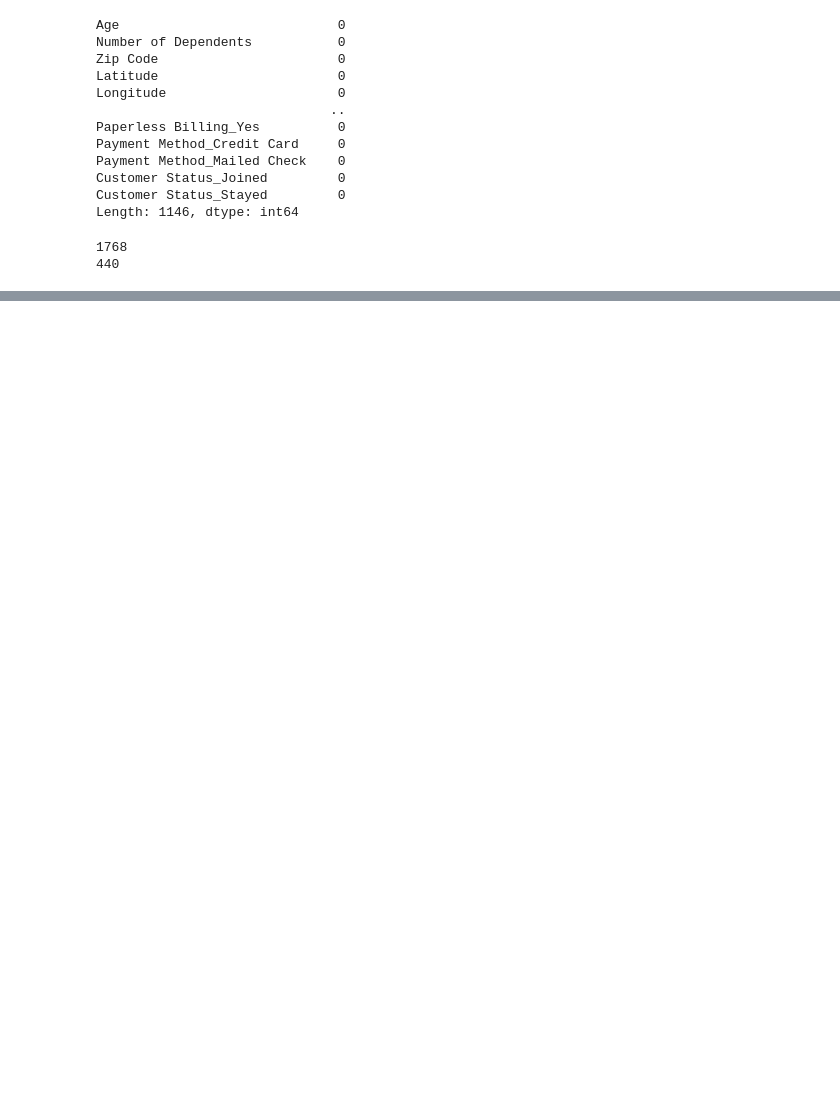
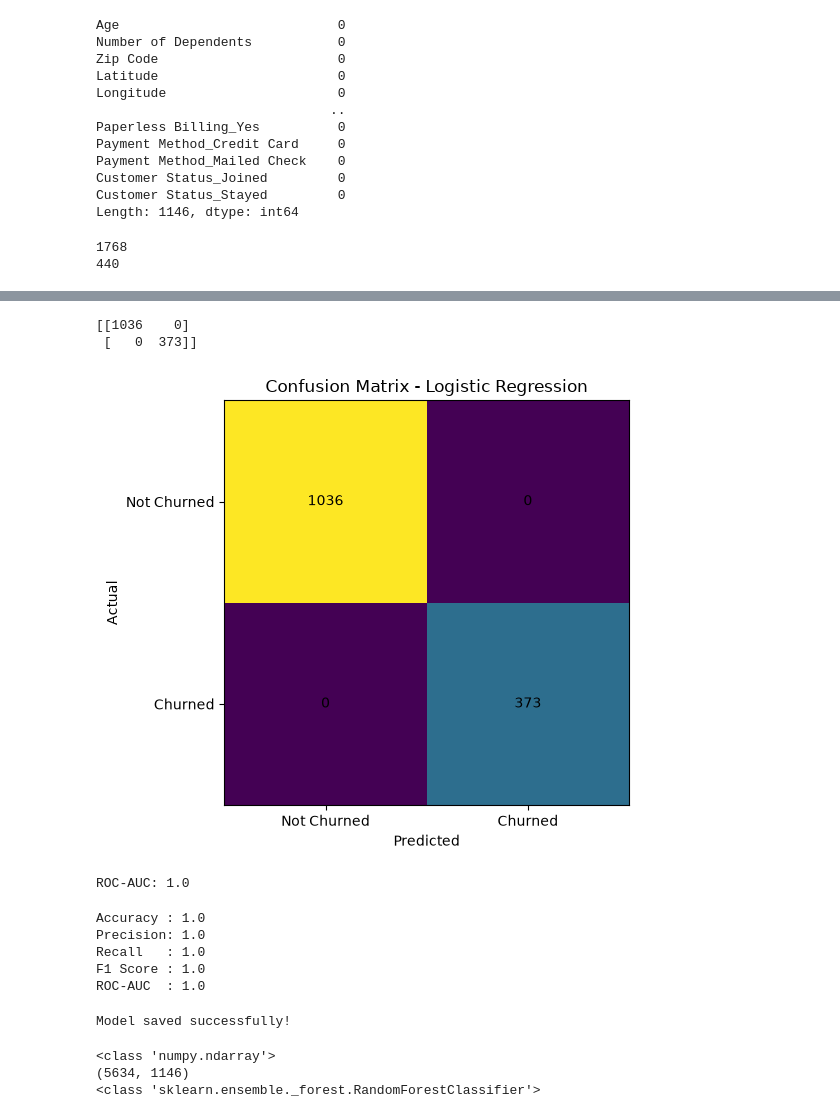
Before and after one commit to vanshikasharma48/telecom_chrun_prediction, a Jupyter notebook: telecom.ipynb, the cells around one changed output, grey strips where cells are left out. Saved outputs shown, nothing was run; the diff lists cells and outputs as text; code cells hidden in the pictures; blank space fills up the shorter version.

```diff
--- a/telecom.ipynb
+++ b/telecom.ipynb
@@ -242,0 +399,2 @@ weighted avg       0.98      0.98      0.98      1409
+# %%
+y_pred = model.predict(X_test)
@@ -242,0 +414,76 @@ weighted avg       0.98      0.98      0.98      1409
+# %%
+from sklearn.metrics import confusion_matrix
+import matplotlib.pyplot as plt
+
+cm = confusion_matrix(y_test, y_pred)
+
+print(cm)
+# %% [output]
+[[1036    0]
+ [   0  373]]
+# %%
+plt.figure(figsize=(6, 5))
+
+plt.imshow(cm)
+plt.title("Confusion Matrix - Logistic Regression")
+plt.xlabel("Predicted")
+plt.ylabel("Actual")
+
+plt.xticks([0, 1], ["Not Churned", "Churned"])
+plt.yticks([0, 1], ["Not Churned", "Churned"])
+
+for i in range(2):
+    for j in range(2):
+        plt.text(j, i, cm[i, j], ha="center", va="center")
+
+plt.tight_layout()
+plt.show()
+# %% [output]
+[figure, added]
+# %%
+from sklearn.metrics import roc_auc_score
+
+y_prob = model.predict_proba(X_test)[:, 1]
+
+auc = roc_auc_score(y_test, y_prob)
+
+print("ROC-AUC:", auc)
+# %% [output]
+ROC-AUC: 1.0
+# %%
+from sklearn.metrics import (
+    accuracy_score,
+    precision_score,
+    recall_score,
+    f1_score,
+    roc_auc_score
+)
+
+print("Accuracy :", accuracy_score(y_test, y_pred))
+print("Precision:", precision_score(y_test, y_pred))
+print("Recall   :", recall_score(y_test, y_pred))
+print("F1 Score :", f1_score(y_test, y_pred))
+print("ROC-AUC  :", roc_auc_score(y_test, y_prob))
+# %% [output]
+Accuracy : 1.0
+Precision: 1.0
+Recall   : 1.0
+F1 Score : 1.0
+ROC-AUC  : 1.0
+# %%
+import pickle
+
+with open("churn_model.pkl", "wb") as f:
+    pickle.dump(model, f)
+
+print("Model saved successfully!")
+# %% [output]
+Model saved successfully!
+# %%
+print(type(X_train))
+print(X_train.shape)
+print(type(model))
+# %% [output]
+<class 'numpy.ndarray'>
+(5634, 1146)
+<class 'sklearn.ensemble._forest.RandomForestClassifier'>
```
Also changed, not shown: parts of 39 cells of this notebook, 2 other files.
